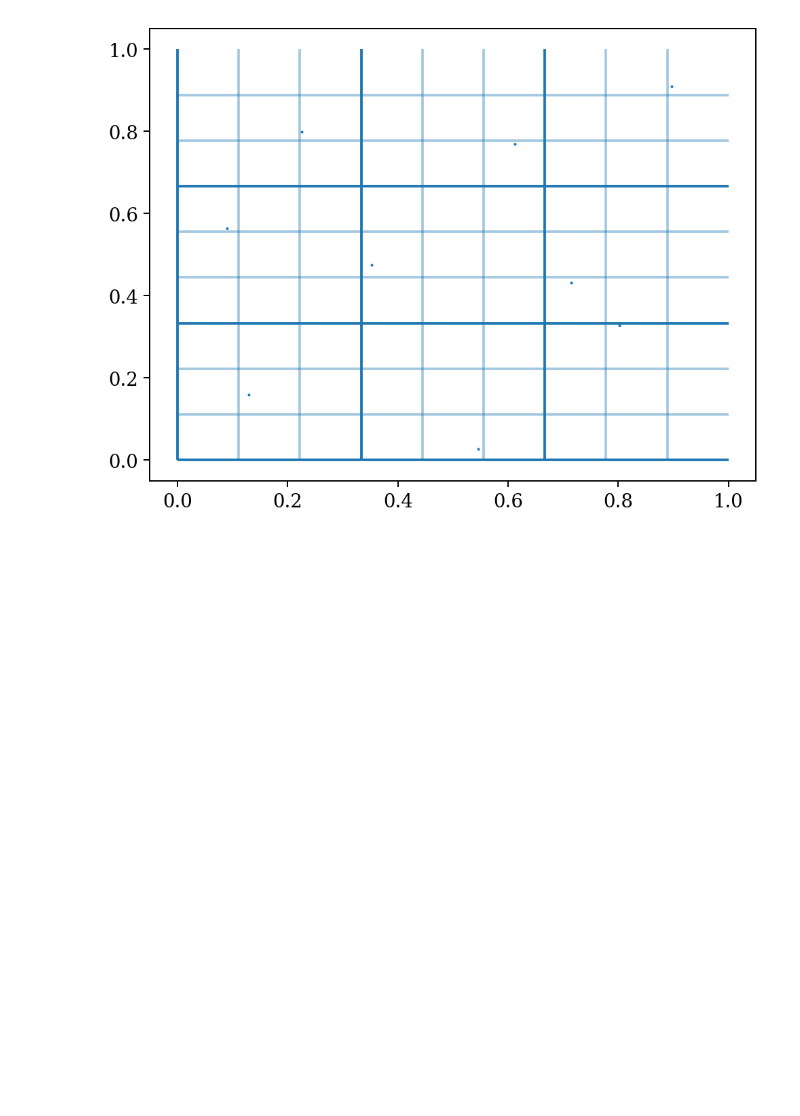
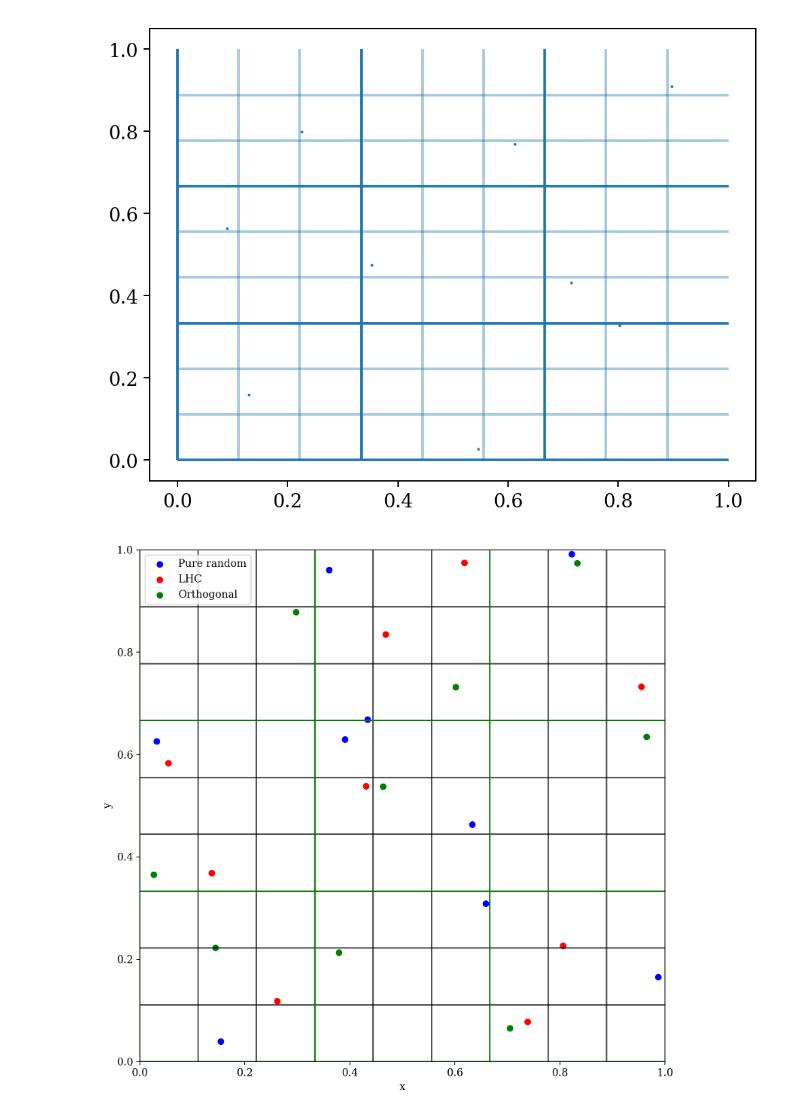
Before and after one commit to loonatick-src/stochastic-sim-1, a Jupyter notebook: monte_carlo.ipynb, the cells around one changed output. Drawn from its saved outputs; the diff is of its cells as text; code cells hidden in the pictures; blank space fills up the shorter version.

Commit message:
Sampling methods plotter

```diff
--- a/monte_carlo.ipynb
+++ b/monte_carlo.ipynb
@@ -406,0 +405,32 @@ plt.scatter?
+# %%
+def sampling_methods(n):
+    nx = ny = n
+    nsq = n**2
+
+    p_r = np.random.random((nsq, 2))
+
+    sampler = qmc.LatinHypercube(d=2)
+    lhc = sampler.random(nsq)
+
+    l_bounds, u_bounds = [0, 0], [1, 1]
+    x_randos, y_randos = random_uniform_orthogonal(n, l_bounds, u_bounds)
+
+    fig = plt.figure(figsize=(10, 10))
+    plt.scatter(p_r[:, 0], p_r[:, 1], color="b", label="Pure random")
+    plt.scatter(lhc[:, 0], lhc[:, 1], color="r", label="LHC")
+    plt.scatter(x_randos, y_randos, color="g", label="Orthogonal")
+
+    plt.xlabel("x")
+    plt.ylabel("y")
+    plt.hlines(np.arange(nsq)/nsq, 0, 1, alpha = 0.7, color="b")
+    plt.vlines(np.arange(nsq)/nsq, 0, 1, alpha = 0.7, color="b")
+    plt.hlines(np.arange(n)/n, 0, 1, color="g")
+    plt.vlines(np.arange(n)/n, 0, 1, color="g")
+    plt.xlim(0,1)
+    plt.ylim(0,1)
+    plt.legend(loc = "best")
+    plt.show()
+# %%
+sampling_methods(n=3)
+# %% [output]
+[figure, added]
```
Also changed, not shown: parts of 1 cell of this notebook.
